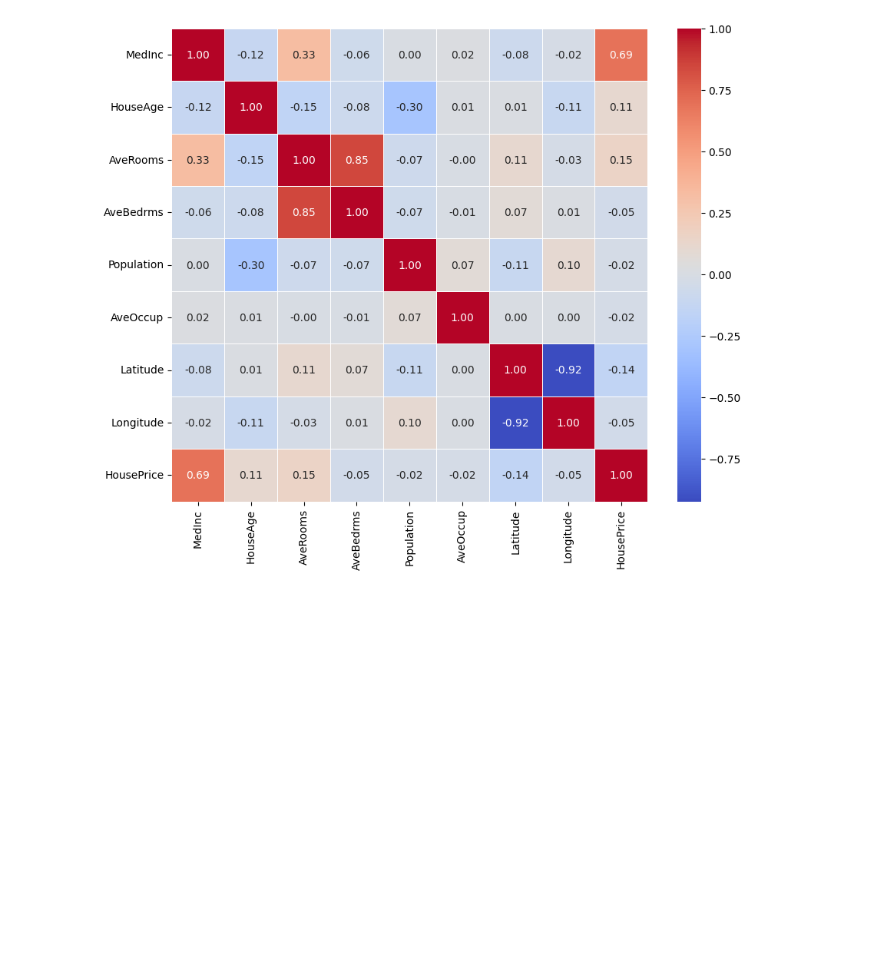
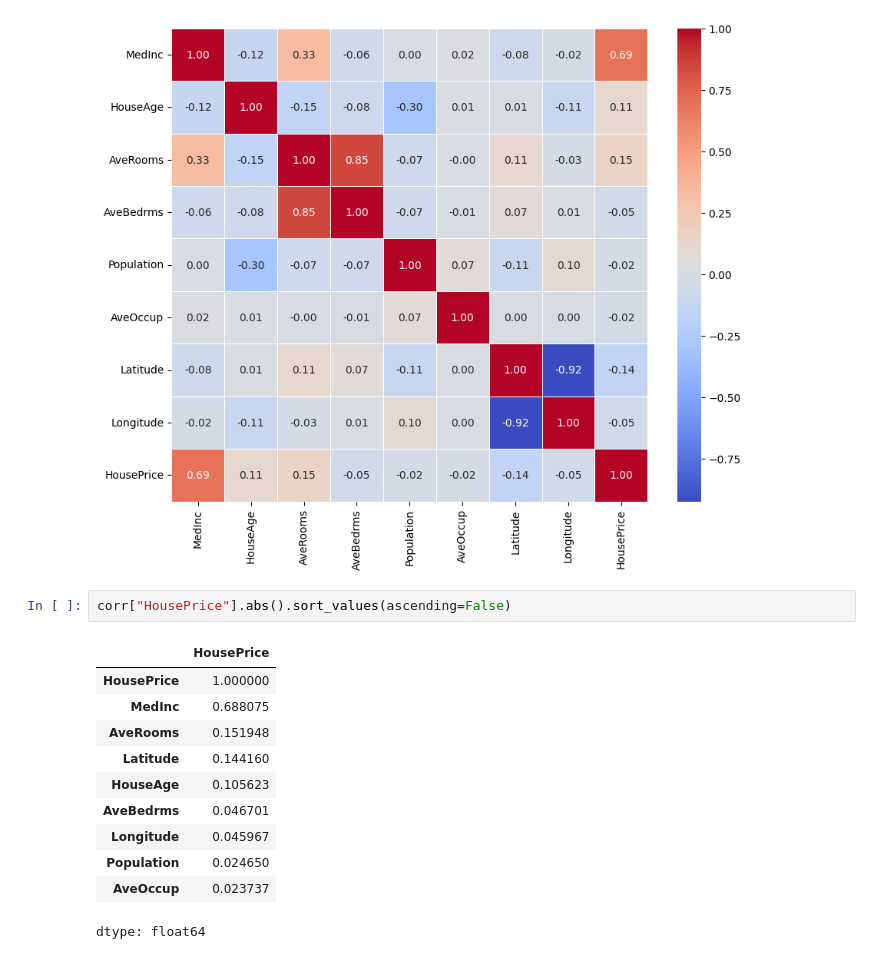
Before and after one commit to Tolegithub7/ml_labs, a Jupyter notebook: Linear_Regression.ipynb, the cells around one changed output. Drawn from its saved outputs; the diff is of its cells as text; blank space fills up the shorter version.

```diff
--- a/Linear_Regression.ipynb
+++ b/Linear_Regression.ipynb
@@ -105,3 +77,17 @@ sns.heatmap(corr, annot=True, cmap='coolwarm', fmt='.2f', linewidths=0.5)
 # %% [output]
 <Axes: >
 [figure]
+# %%
+corr["HousePrice"].abs().sort_values(ascending=False)
+# %% [output]
+|  | HousePrice |
+| HousePrice | 1.000000 |
+| MedInc | 0.688075 |
+| AveRooms | 0.151948 |
+| Latitude | 0.144160 |
+| HouseAge | 0.105623 |
+| AveBedrms | 0.046701 |
+| Longitude | 0.045967 |
+| Population | 0.024650 |
+| AveOccup | 0.023737 |
+dtype: float64
```
Also changed, not shown: parts of 3 cells of this notebook.
